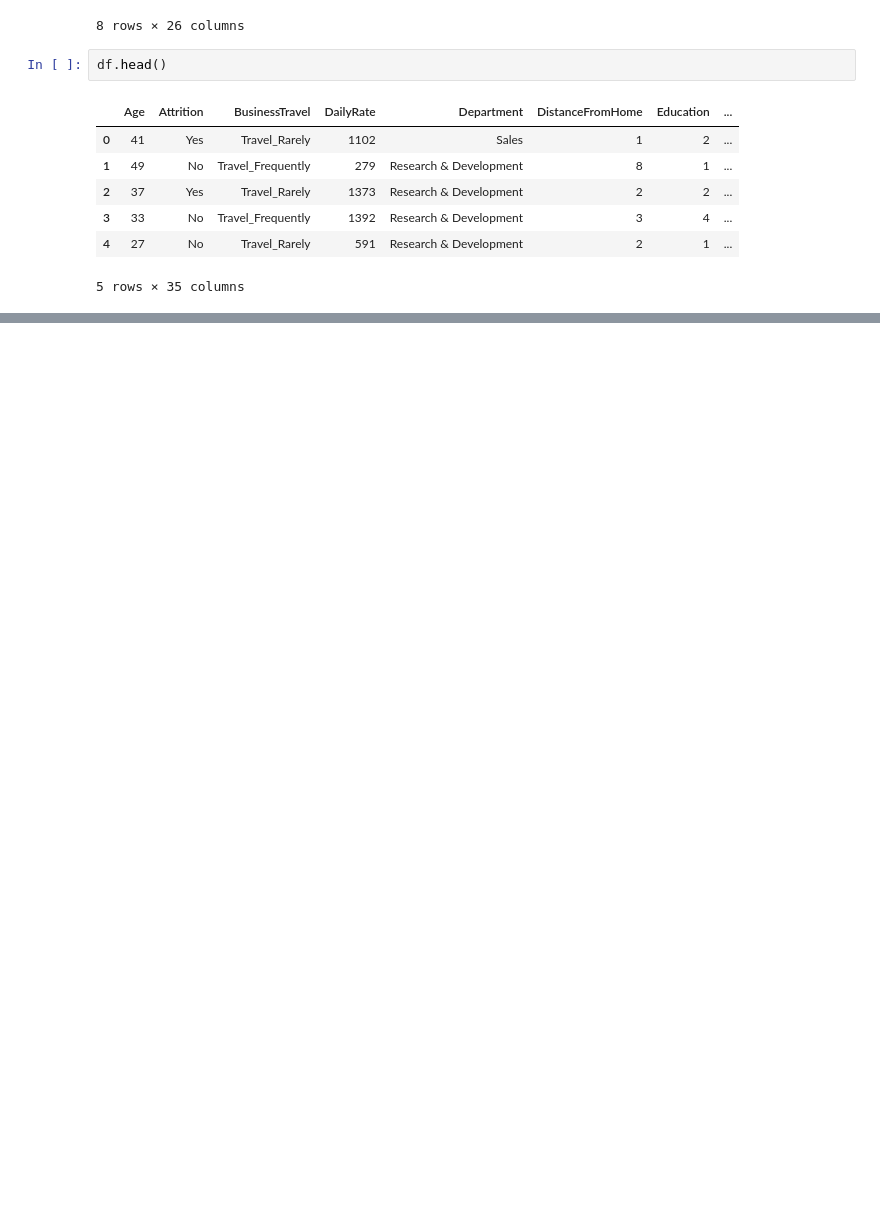
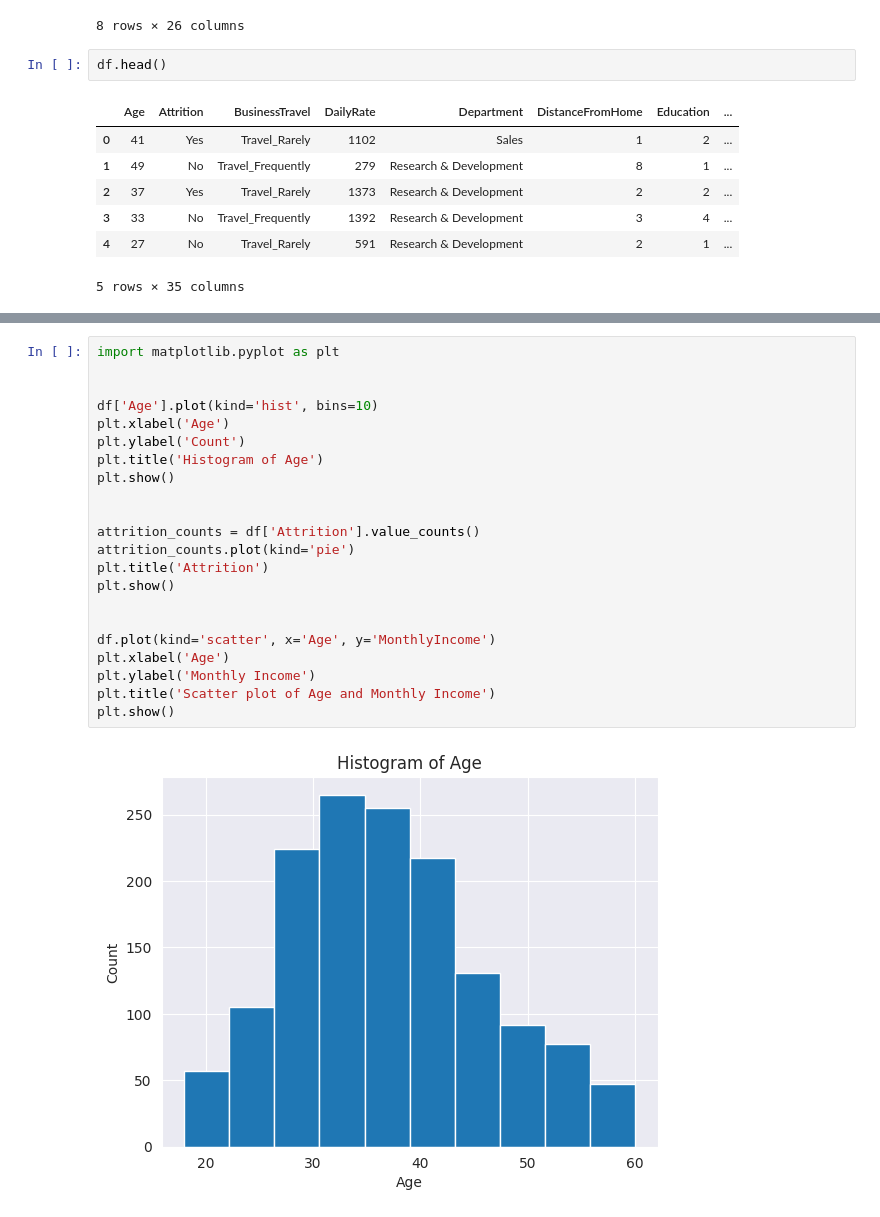
Before and after one commit to KoryakovDmitry/ml-stat-mai, a Jupyter notebook: notebooks/research_lab1.ipynb, the cells around one changed output, grey strips where cells are left out. Saved outputs shown, nothing was run; the diff lists cells and outputs as text; blank space fills up the shorter version.

```diff
--- a/notebooks/research_lab1.ipynb
+++ b/notebooks/research_lab1.ipynb
@@ -411,0 +172,24 @@ p_value
+# %%
+import matplotlib.pyplot as plt
+
+
+df['Age'].plot(kind='hist', bins=10)
+plt.xlabel('Age')
+plt.ylabel('Count')
+plt.title('Histogram of Age')
+plt.show()
+
+
+attrition_counts = df['Attrition'].value_counts()
+attrition_counts.plot(kind='pie')
+plt.title('Attrition')
+plt.show()
+
+
+df.plot(kind='scatter', x='Age', y='MonthlyIncome')
+plt.xlabel('Age')
+plt.ylabel('Monthly Income')
+plt.title('Scatter plot of Age and Monthly Income')
+plt.show()
+# %% [output]
+[figure, added]
```
Also changed, not shown: parts of 36 cells of this notebook, 1 other file.
